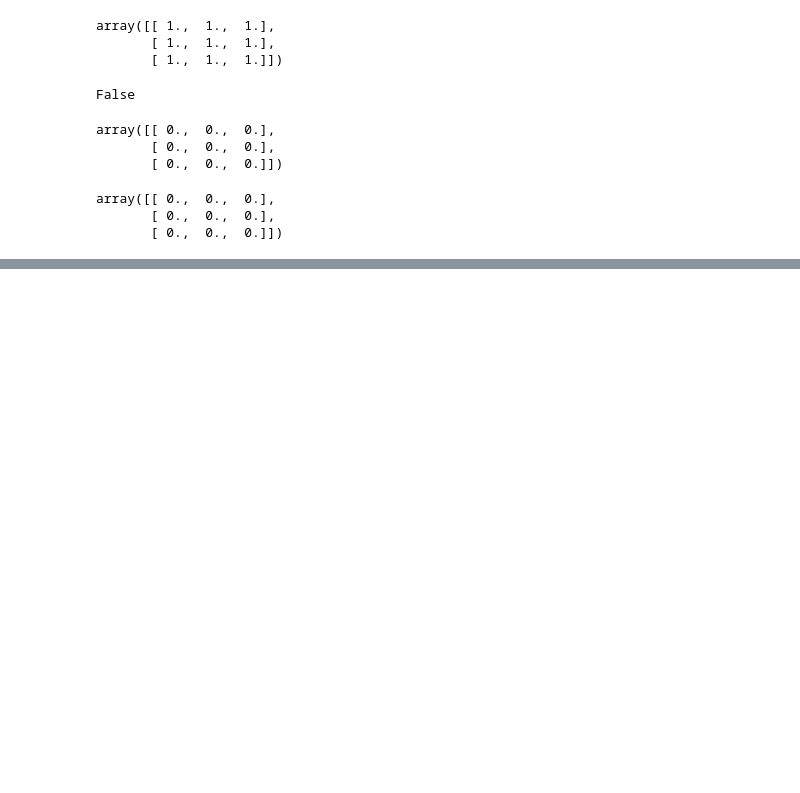
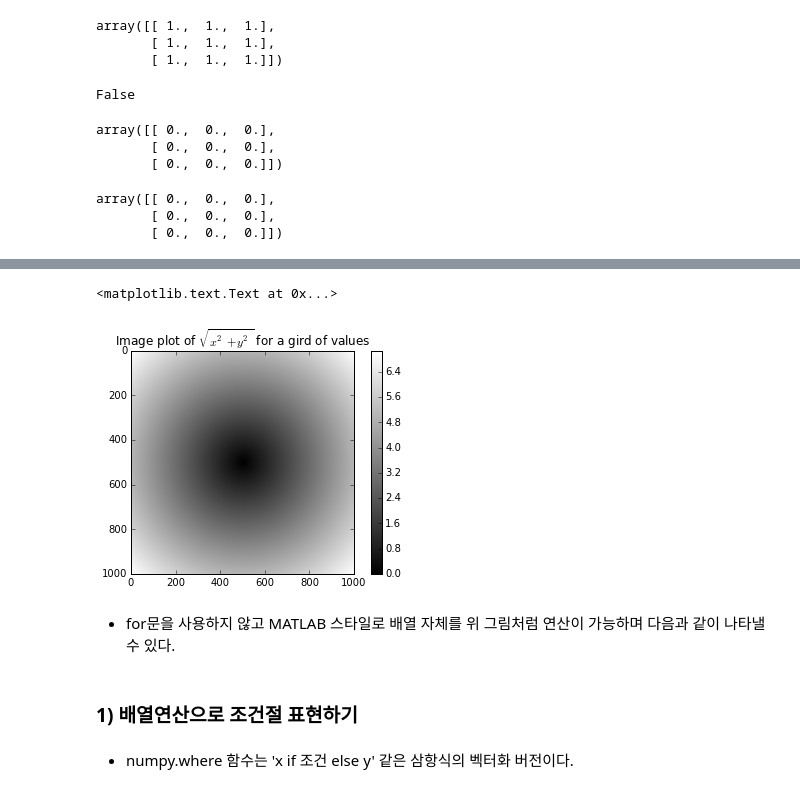
Before and after one commit to glenn89/Python-for-Data-Analysis, a Jupyter notebook: NumPy Basics - Arrays and Vectorized Computation (Ch.4).ipynb, the cells around one changed output, grey strips where cells are left out. Saved outputs shown, nothing was run; the diff lists cells and outputs as text; code cells hidden in the pictures; blank space fills up the shorter version.

```diff
--- a/NumPy Basics - Arrays and Vectorized Computation (Ch.4).ipynb
+++ b/NumPy Basics - Arrays and Vectorized Computation (Ch.4).ipynb
@@ -259,0 +877,2 @@ array([[ 0.,  0.,  0.],
+# %%
+points = np.arange(-5,5,0.01)   #1000개의 값이 들어간다.
@@ -259,0 +899,2 @@ array([[ 0.,  0.,  0.],
+# %%
+xs, ys = np.meshgrid(points, points)   #meshgrid 함수로 행단위와 열단위로 각각 해당 배열을 정방 행렬로 선언
@@ -259,0 +939,2 @@ array([[ 0.,  0.,  0.],
+# %%
+z = np.sqrt(xs ** 2 + ys ** 2)  #z의 값은 xs와 ys의 제곱의 합의 루트를 취한 값이 들어가게 된다.
@@ -259,0 +959,12 @@ array([[ 0.,  0.,  0.],
+# %%
+plt.imshow(z, cmap=plt.cm.gray); plt.colorbar()
+plt.title("Image plot of $\sqrt{x^2 + y^2}$ for a gird of values")
+# %% [output]
+<matplotlib.text.Text at 0x...>
+[figure, added]
+# %% [markdown]
+- for문을 사용하지 않고 MATLAB 스타일로 배열 자체를 위 그림처럼 연산이 가능하며 다음과 같이 나타낼 수 있다.
+# %% [markdown]
+### 1) 배열연산으로 조건절 표현하기
+# %% [markdown]
+- numpy.where 함수는 'x if 조건 else y' 같은 삼항식의 벡터화 버전이다.
```
Also changed, not shown: parts of 327 cells of this notebook.
